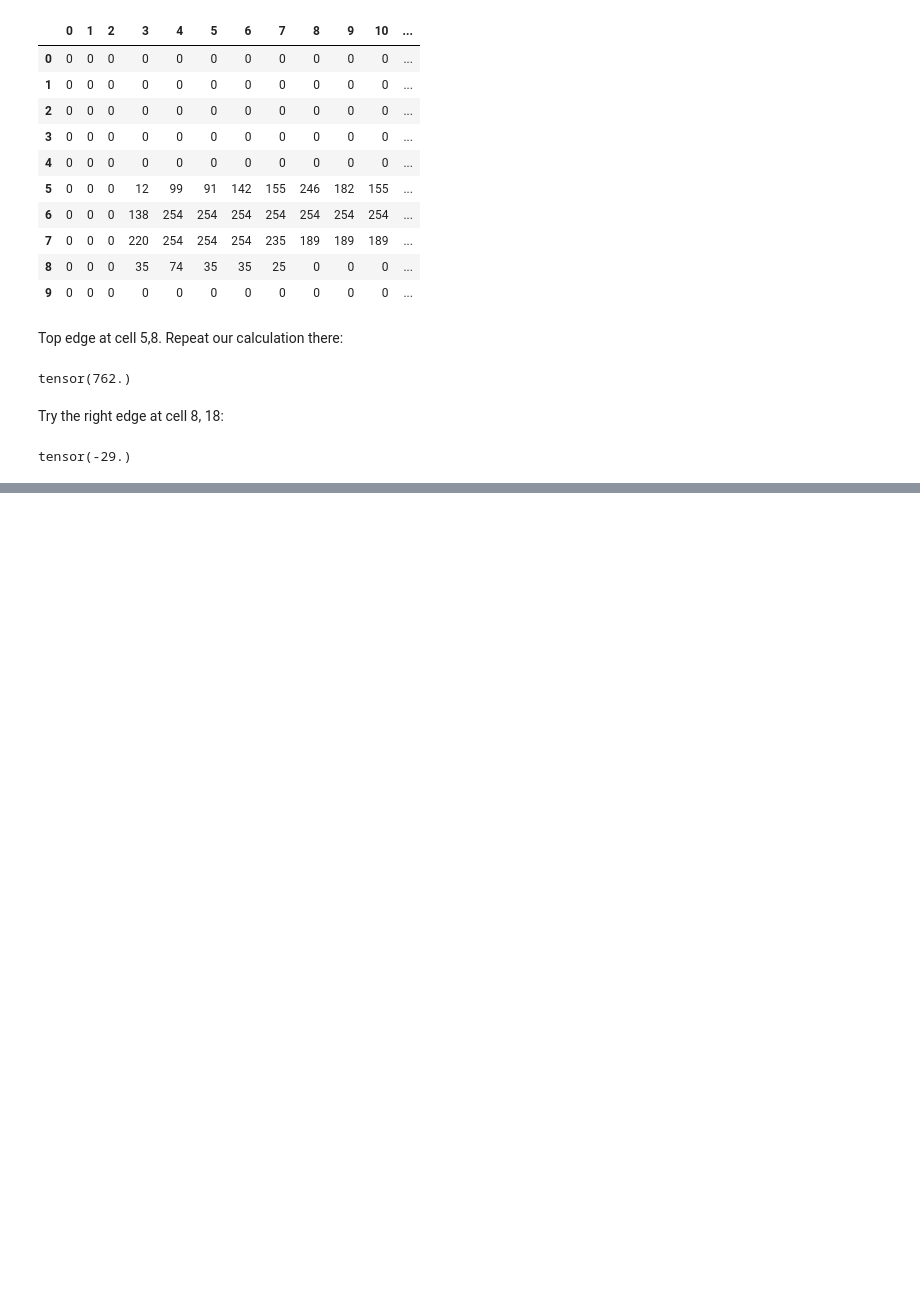
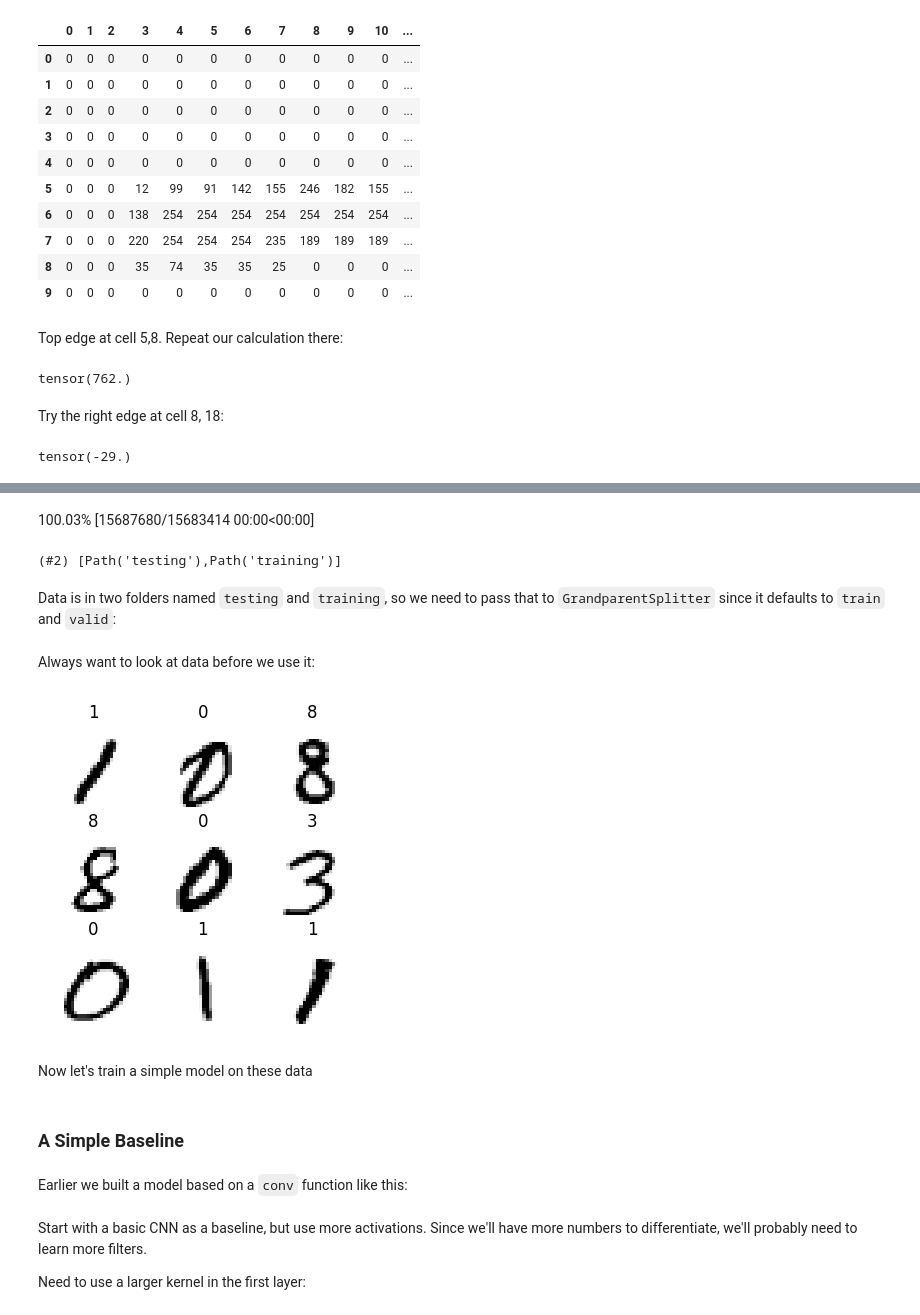
Before and after one commit to joshgregory42/practical_deep_learning, a Jupyter notebook: ch_13_convolutions.ipynb, the cells around one changed output, grey strips where cells are left out. Cells and saved outputs as stored; diff of their text form; code cells hidden in the pictures; blank space fills up the shorter version.

```diff
--- a/ch_13_convolutions.ipynb
+++ b/ch_13_convolutions.ipynb
@@ -73,0 +355,34 @@ tensor(-29.)
+# %%
+path = untar_data(URLs.MNIST)
+# %% [output]
+100.03% [15687680/15683414 00:00<00:00]
+# %%
+Path.BASE_PATH = path
+path.ls()
+# %% [output]
+(#2) [Path('testing'),Path('training')]
+# %% [markdown]
+Data is in two folders named `testing` and `training`, so we need to pass that to `GrandparentSplitter` since it defaults to `train` and `valid`:
+# %%
+def get_dls(bs=64):
+  return DataBlock(
+      blocks = (ImageBlock(cls=PILImageBW), CategoryBlock),
+      get_items = get_image_files,
+      splitter = GrandparentSplitter('training', 'testing'),
+      get_y = parent_label,
+      batch_tfms = Normalize()
+  ).dataloaders(path, bs=bs)
+
+dls = get_dls()
+# %% [markdown]
+Always want to look at data before we use it:
+# %%
+dls.show_batch(max_n=9, figsize=(4, 4))
+# %% [output]
+[figure, added]
+# %% [markdown]
+Now let's train a simple model on these data
+# %% [markdown]
+### A Simple Baseline
+# %% [markdown]
+Earlier we built a model based on a `conv` function like this:
@@ -73,0 +394,4 @@ tensor(-29.)
+# %% [markdown]
+Start with a basic CNN as a baseline, but use more activations. Since we'll have more numbers to differentiate, we'll probably need to learn more filters.
+
+Need to use a larger kernel in the first layer:
```
Also changed, not shown: parts of 93 cells of this notebook.
